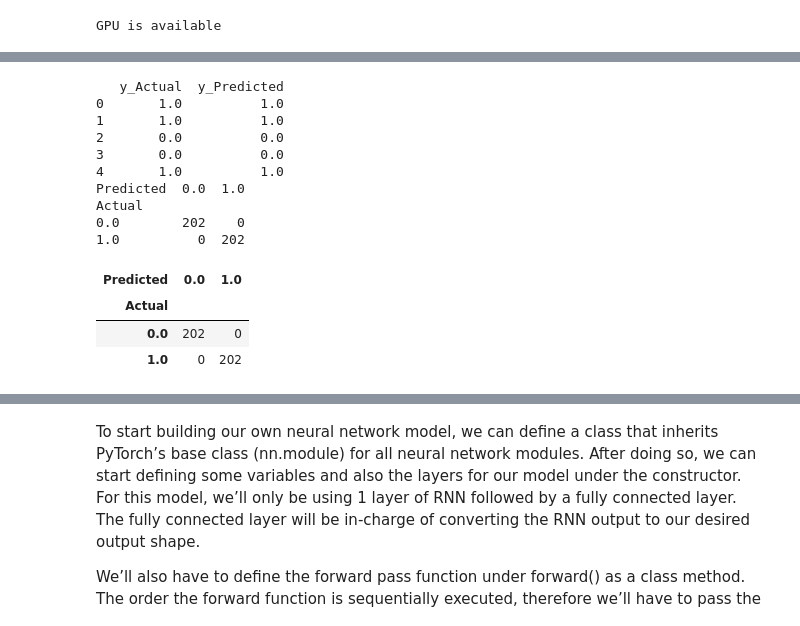
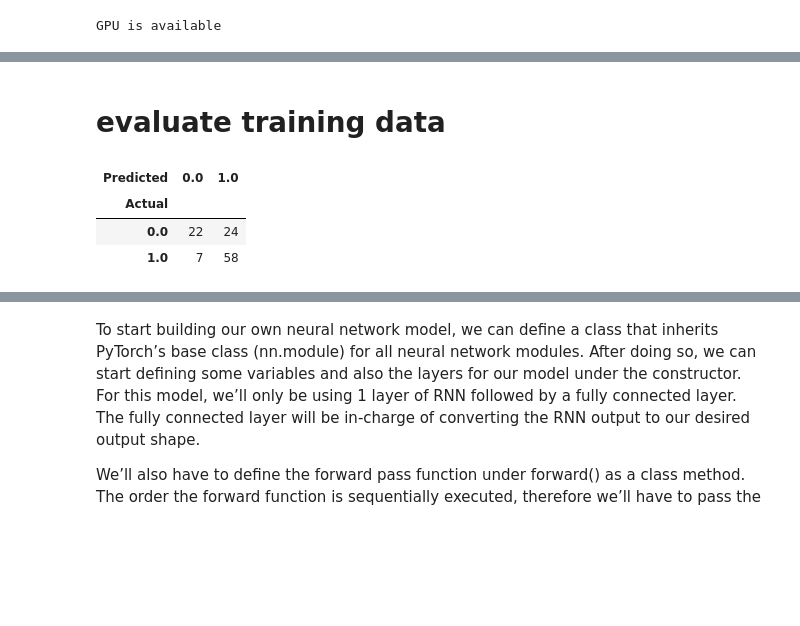
Before and after one commit to TzurV/scraper, a Jupyter notebook: WhatToDo.ipynb, the cells around one changed output, grey strips where cells are left out. Cells and saved outputs as stored; diff of their text form; code cells hidden in the pictures; blank space fills up the shorter version.

```diff
--- a/WhatToDo.ipynb
+++ b/WhatToDo.ipynb
@@ -141,3 +343,8 @@ target_seq = torch.Tensor(YtrainData)
+# %%
+col_idx = np.array([2, 3, 6, 8, 10])
+partTrainData = XtrainData[:,col_idx]
+input_seq = torch.from_numpy(partTrainData)
+target_seq = torch.Tensor(YtrainData)
 # %%
 print(input_seq.shape, input_seq.shape[0])
 print(target_seq.shape)
@@ -177,8 +384,12 @@ N, D_in, H, D_out = 64, 10, 10, 1
 x = torch.randn(N, D_in)
 y = torch.randn(N, D_out)
 # %%
+# Normalize data
+dNorm = dataNormalization(partTrainData)
+normXtrainData = dNorm.normalize(partTrainData)
+
 # change numpy representation to float and conver to pytorch tensor
-x = torch.from_numpy(XtrainData.astype(np.float32))
+x = torch.from_numpy(normXtrainData.astype(np.float32))
 y = torch.from_numpy(YtrainData.astype(np.float32))
 # add a Dimension
 y = y.unsqueeze(1)
@@ -187,5 +398,6 @@ print(x.shape, y.shape)
 
 # N is batch size; D_in is input dimension;
 # H is hidden dimension; D_out is output dimension.
-N, D_in, H, D_out = x.shape[0], 4, 4, 1
+N, D_in, H, D_out = x.shape[0], x.shape[1], 20, 1
+print(f"N={N}, D_in={D_in}, H={H}, D_out={D_out}")
 # %% [output]
@@ -205,7 +421,8 @@ class TwoLayerNet(torch.nn.Module):
         """
         super(TwoLayerNet, self).__init__()
         self.linear1 = torch.nn.Linear(D_in, H)
-        self.linear2 = torch.nn.Linear(H, D_out)
+        self.linear2 = torch.nn.Linear(H, H)
+        self.linear3 = torch.nn.Linear(H, D_out)
 
     def forward(self, x):
         """
@@ -213,8 +430,9 @@ class TwoLayerNet(torch.nn.Module):
         a Tensor of output data. We can use Modules defined in the constructor as
         well as arbitrary operators on Tensors.
         """
-        h_relu = self.linear1(x).clamp(min=0)
-        y_pred = self.linear2(h_relu)
+        h_relu1 = self.linear1(x)
+        h_relu2 = self.linear2(h_relu1)
+        y_pred  = self.linear3(h_relu2)
         return y_pred
 
 
@@ -246,9 +464,16 @@ print('Num Model Parameters ', modelParameters )
 # Construct our loss function and an Optimizer. The call to model.parameters()
 # in the SGD constructor will contain the learnable parameters of the two
 # nn.Linear modules which are members of the model.
+
 criterion = torch.nn.MSELoss(reduction='sum')
-optimizer = torch.optim.SGD(model.parameters(), lr=1e-4)
-for t in range(1000):
+#optimizer = torch.optim.SGD(model.parameters(), lr=0.0001, momentum=0.95)
+optimizer = torch.optim.Adam(model.parameters(), lr=0.001, betas=(0.9, 0.999), eps=1e-08, weight_decay=0, amsgrad=False)
+
+
+##criterion = torch.nn.CrossEntropyLoss()
+##optimizer = torch.optim.SGD(model.parameters(), lr=0.001, momentum=0.9)
+
+for t in range(2000):
     # Forward pass: Compute predicted y by passing x to the model
     y_pred = model(x)
 
@@ -282,42 +508,33 @@ Hyp 0.12250599265098572 : Real Out 0.0
+# %% [markdown]
+# evaluate training data
 # %%
-
-
-
 y = y.to('cpu')
 npActual    = list(torch.squeeze(y).numpy())
 
 
 # evaluate
-out = model(x)
+with torch.no_grad():
+    out = model(x)
+
 out = out.to('cpu')
 out = torch.squeeze((out))
 npPredicted = out.detach().numpy()
 npPredicted[npPredicted>0.5]  = 1
 npPredicted[npPredicted<=0.5] = 0
 
 data = {'y_Actual':    npActual,
         'y_Predicted': list(npPredicted)
         }
 
 df = pd.DataFrame(data, columns=['y_Actual','y_Predicted'])
-print(df.head())
+#print(df.head())
 
 
 confusion_matrix = pd.crosstab(df['y_Actual'], df['y_Predicted'], rownames=['Actual'], colnames=['Predicted'])
-print (confusion_matrix)
+#print (confusion_matrix)
 confusion_matrix.style
 # %% [output]
-   y_Actual  y_Predicted
-0       1.0          1.0
-1       1.0          1.0
-2       0.0          0.0
-3       0.0          0.0
-4       1.0          1.0
-Predicted  0.0  1.0
-Actual
-0.0        202    0
-1.0          0  202
 | Predicted | 0.0 | 1.0 |
 | Actual |  |  |
-| 0.0 | 202 | 0 |
-| 1.0 | 0 | 202 |
+| 0.0 | 22 | 24 |
+| 1.0 | 7 | 58 |
```
Also changed, not shown: parts of 27 cells of this notebook, 1 other file.
